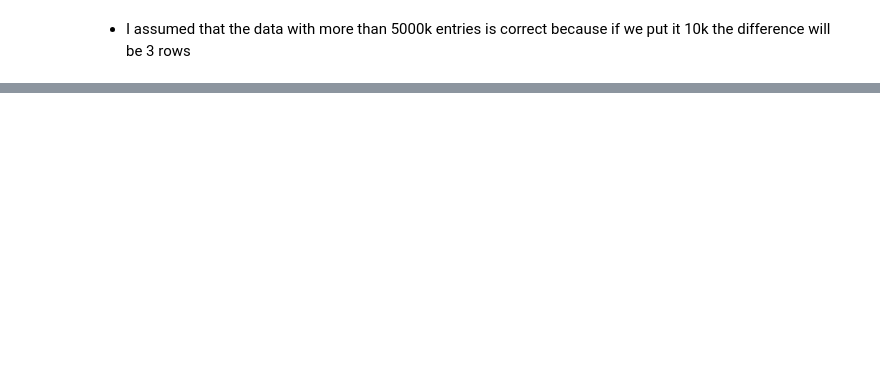
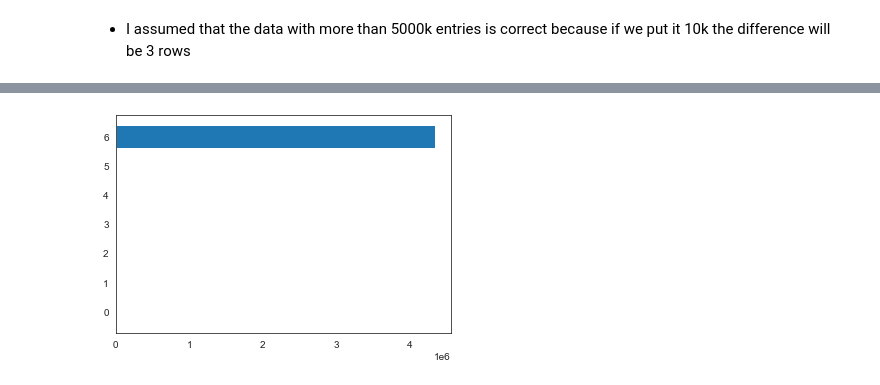
Before and after one commit to Fa7adbina/MTA_EDA_Project, a Jupyter notebook: MTA_EDA_Project1.ipynb, the cells around one changed output, grey strips where cells are left out. Drawn from its saved outputs; the diff is of its cells as text; code cells hidden in the pictures; blank space fills up the shorter version.

```diff
--- a/MTA_EDA_Project1.ipynb
+++ b/MTA_EDA_Project1.ipynb
@@ -274,2 +573,4 @@ test.sort_index()
 # %%
-test.barh(ss.WEEKDAY,ss.Daily_fixed);
+plt.barh(test.WEEKDAY,test.Daily_fixed);
+# %% [output]
+[figure, added]
```
Also changed, not shown: parts of 39 cells of this notebook, 3 other files.
